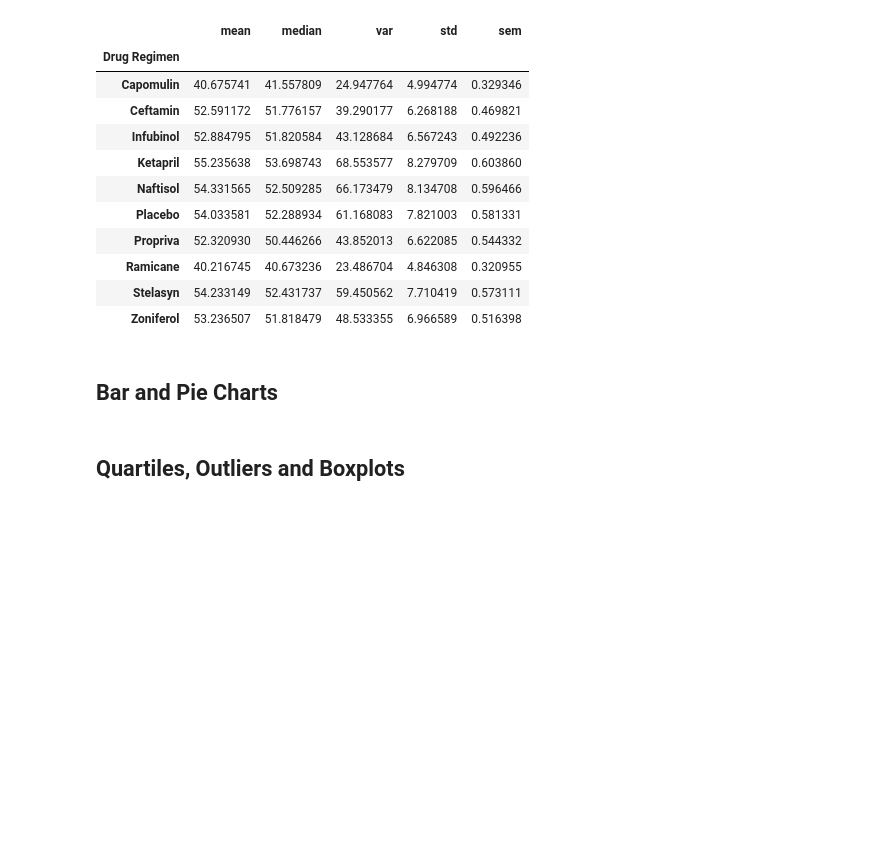
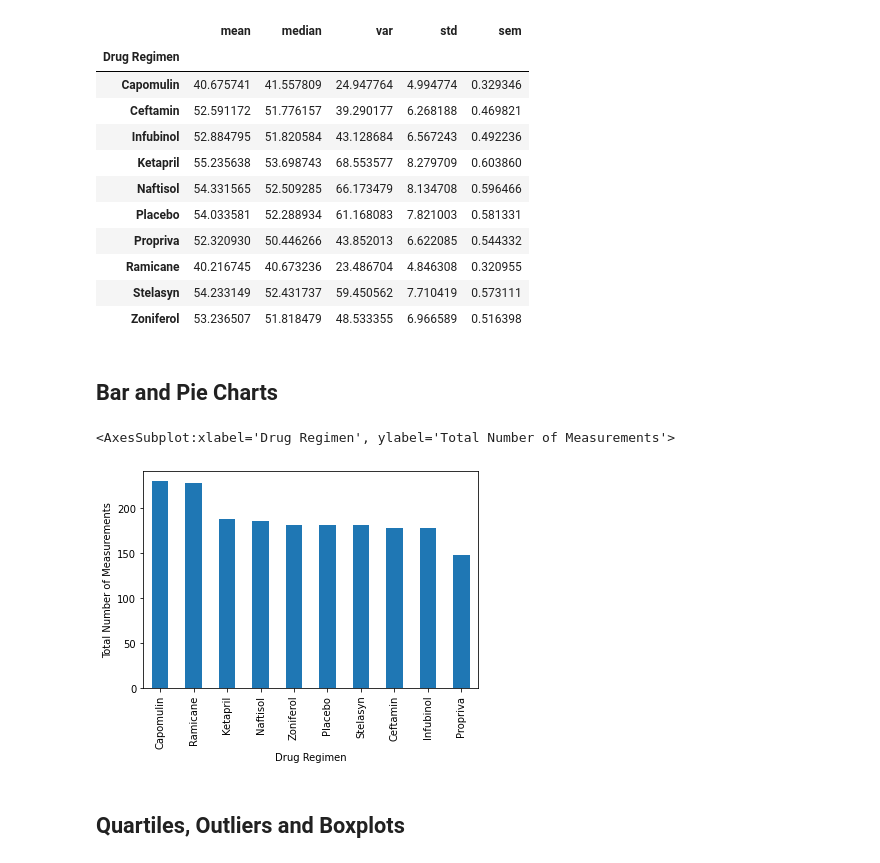
Before and after one commit to lcswsher/Matplotlib_challenge, a Jupyter notebook: pymaceuticals_starter.ipynb, the cells around one changed output. Saved outputs shown, nothing was run; the diff lists cells and outputs as text; code cells hidden in the pictures; blank space fills up the shorter version.

Commit message:
initial updates for Bar Chart using Pandas functionality

```diff
--- a/pymaceuticals_starter.ipynb
+++ b/pymaceuticals_starter.ipynb
@@ -135,4 +134,14 @@ clean_combined_data_df_stats_clean_agg
 | Zoniferol | 53.236507 | 51.818479 | 48.533355 | 6.966589 | 0.516398 |
 # %% [markdown]
 ## Bar and Pie Charts
+# %%
+# Generate a bar plot showing the total number of unique mice tested on each drug regimen using pandas.
+clean_pandas_chart = clean_combined_data_df
+clean_pandas_chart = clean_pandas_chart.groupby("Drug Regimen").Timepoint.count()
+clean_pandas_chart = pd.DataFrame(clean_pandas_chart)
+clean_pandas_chart = clean_pandas_chart.sort_values(["Timepoint"],ascending=False)
+clean_pandas_chart.plot.bar(xlabel="Drug Regimen", ylabel="Total Number of Measurements", legend="" )
+# %% [output]
+<AxesSubplot:xlabel='Drug Regimen', ylabel='Total Number of Measurements'>
+[figure, added]
 # %%
```
Also changed, not shown: parts of 3 cells of this notebook.
